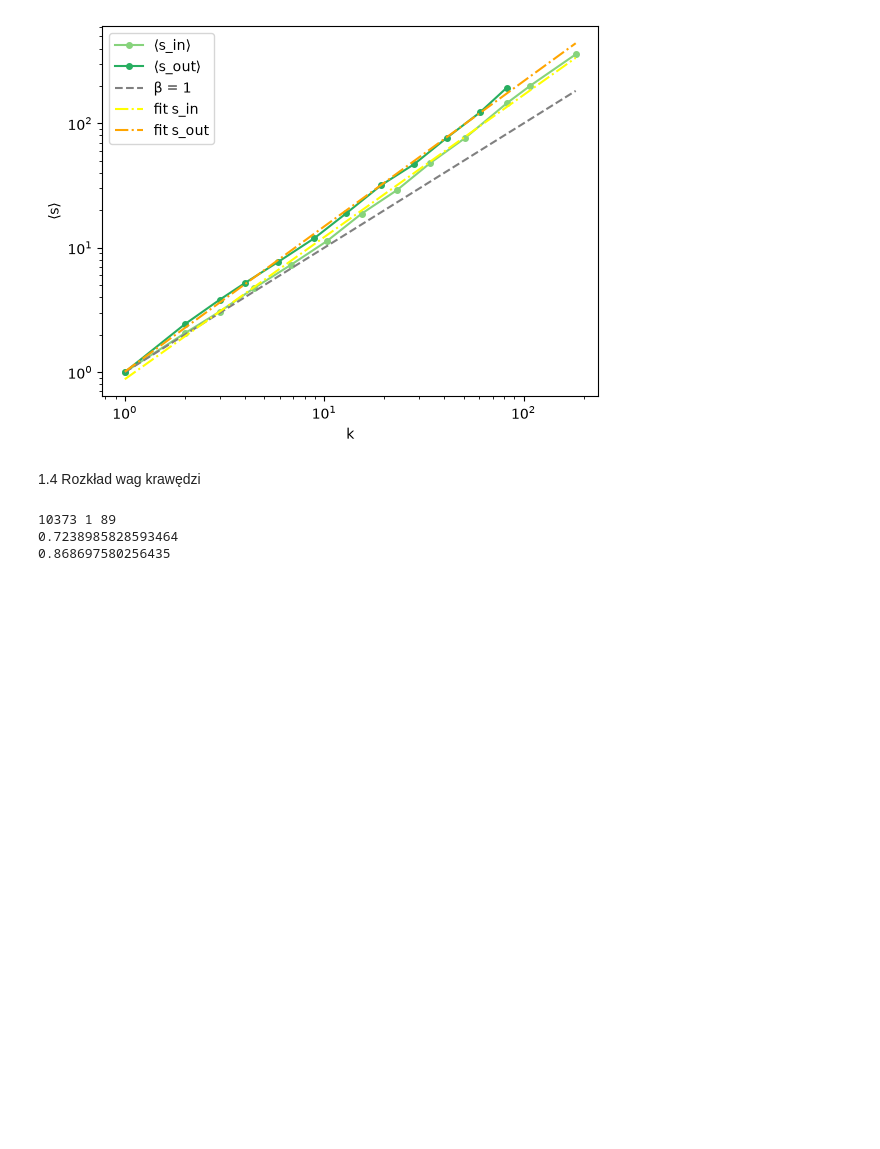
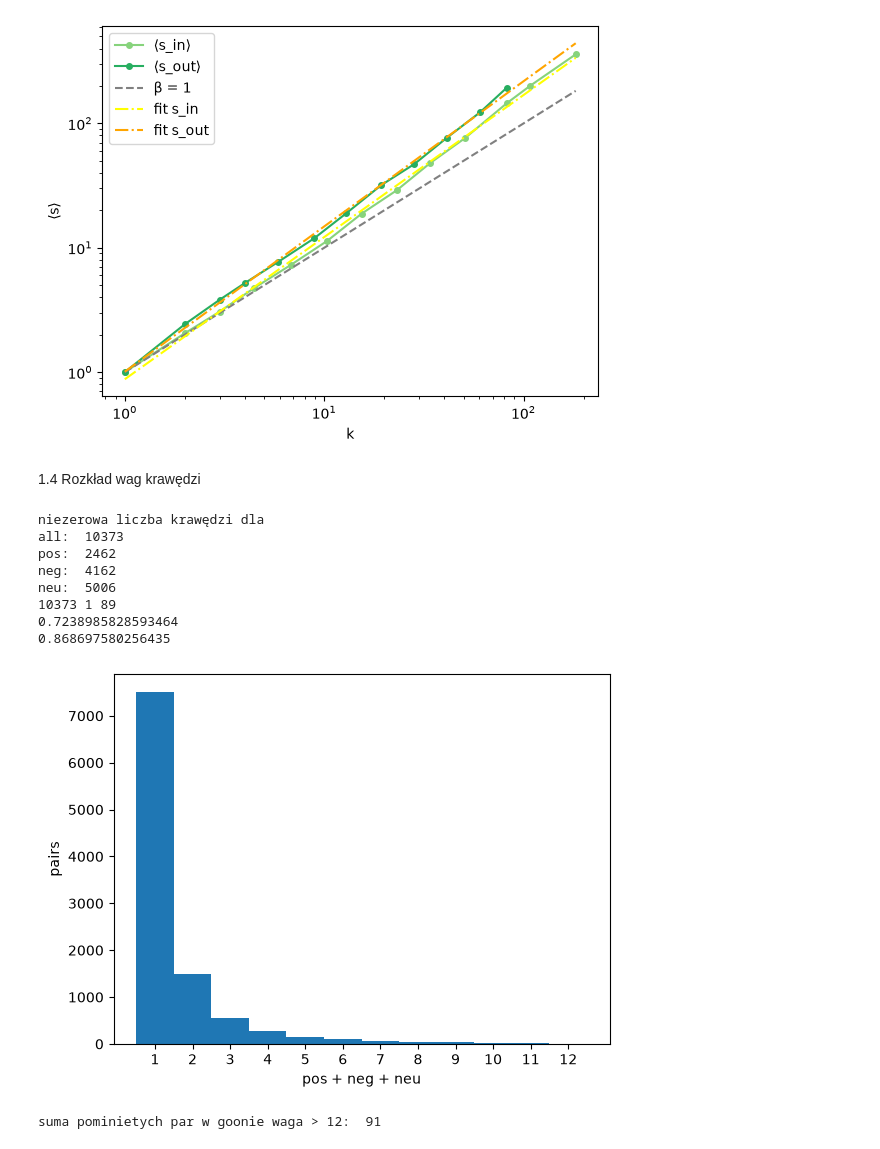
Before and after one commit to mlenart4/inzynierka, a Jupyter notebook: graph_metrics.ipynb, the cells around one changed output. Cells and saved outputs as stored; diff of their text form; code cells hidden in the pictures; blank space fills up the shorter version.

```diff
--- a/graph_metrics.ipynb
+++ b/graph_metrics.ipynb
@@ -203,10 +221,33 @@ pos_w_filtred = m.positive_only(pos_w)
 neg_w_filtred = m.positive_only(neg_w)
 neu_w_filtred = m.positive_only(neu_w)
 
+print("niezerowa liczba krawędzi dla")
+print("all: ", len(all_w_filtred))
+print("pos: ", len(pos_w_filtred))
+print("neg: ", len(neg_w_filtred))
+print("neu: ", len(neu_w_filtred))
+
 print(len(all_w), min(all_w), max(all_w)) # ilosc krawego sie zgadza:)
 print(sum(x == 1 for x in all_w)/len(all_w)) #ulamek krawedzi o wadze 1
 print(sum( x <= 2 for x in all_w)/len(all_w)) # ulamek krawedzi 1 i 2
 # %% [output]
+niezerowa liczba krawędzi dla
+all:  10373
+pos:  2462
+neg:  4162
+neu:  5006
 10373 1 89
 0.7238985828593464
 0.868697580256435
+# %%
+fig, ax_all_w = plt.subplots()
+ax_all_w.hist(all_w, bins=np.arange(0.5, 13.5, 1))
+ax_all_w.set_xticks(range(1, 13))
+ax_all_w.set_xlabel("pos + neg + neu")
+ax_all_w.set_ylabel("pairs")
+plt.show()
+
+print("suma pominietych par w goonie waga > 12: ", sum(x > 12 for x in all_w))
+# %% [output]
+[figure, added]
+suma pominietych par w goonie waga > 12:  91
```
Also changed, not shown: parts of 7 cells of this notebook.
